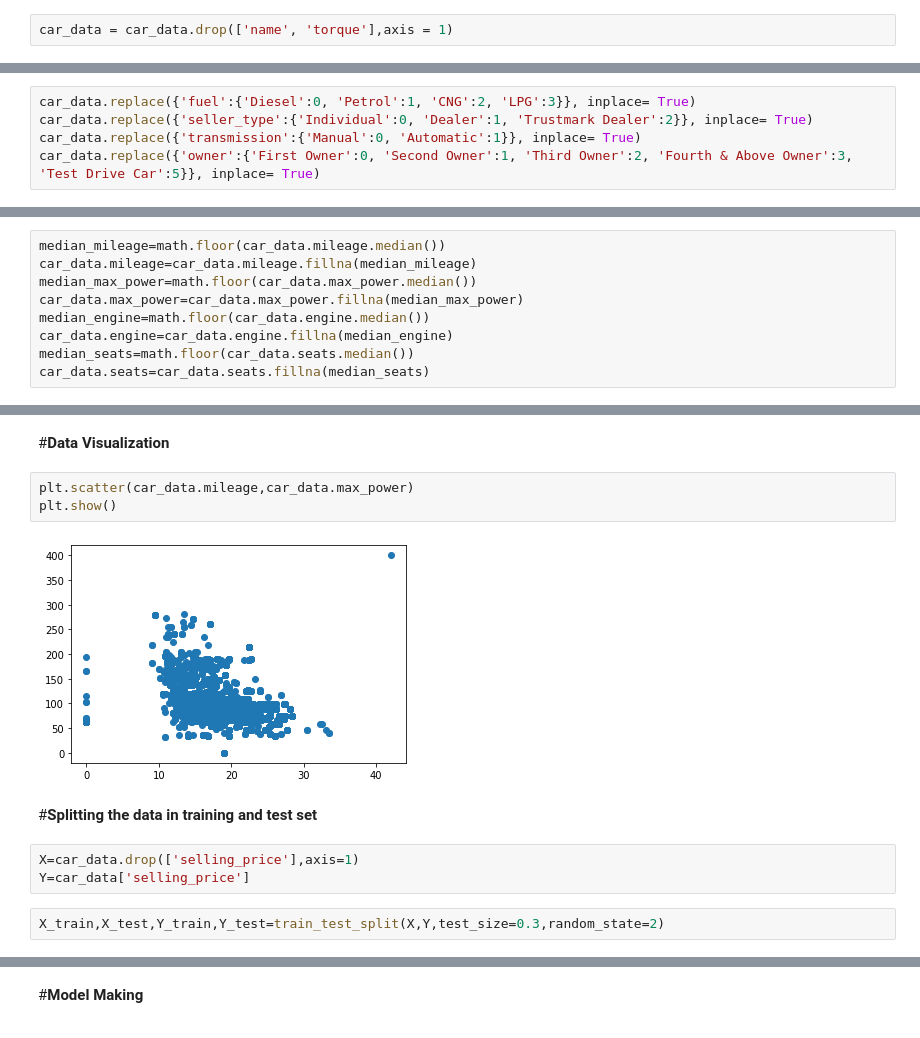
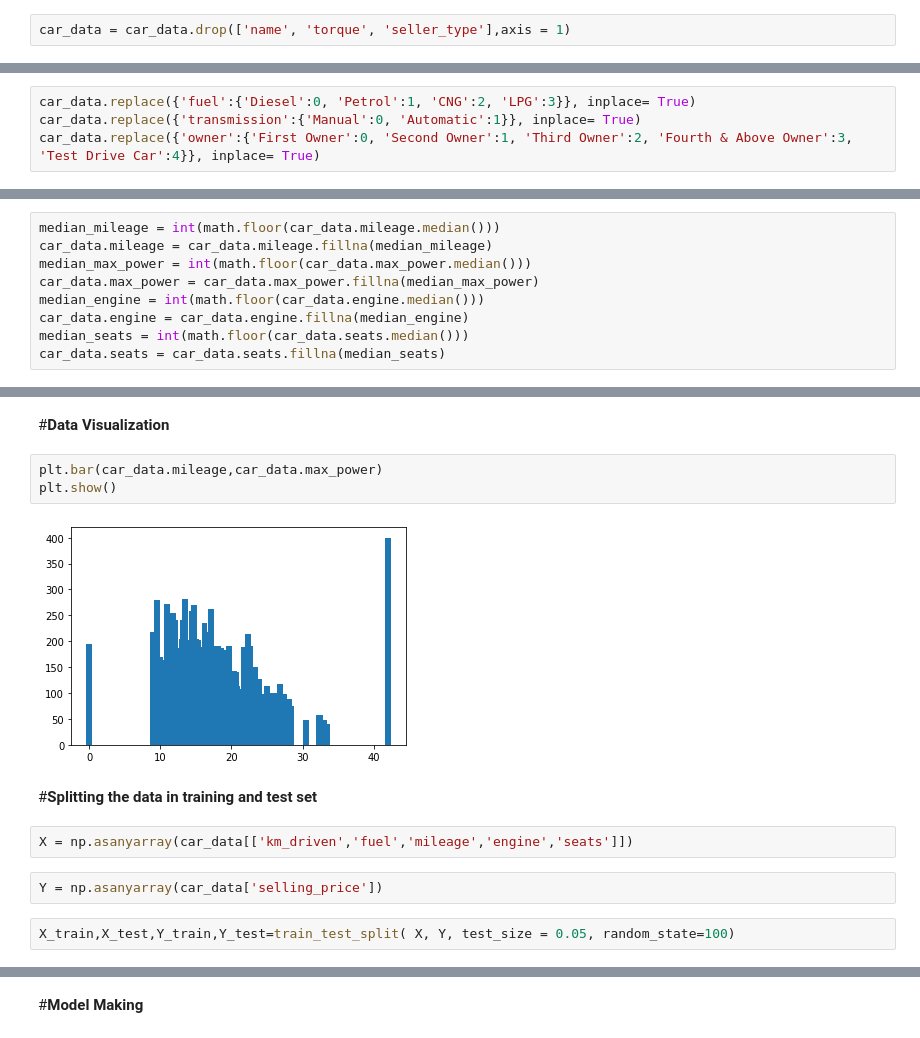
Before and after one commit to iamsoumya421/Soumyojit-Saha, a Jupyter notebook: car_price_prediction.ipynb, the cells around one changed output, grey strips where cells are left out. Drawn from its saved outputs; the diff is of its cells as text.

```diff
--- a/car_price_prediction.ipynb
+++ b/car_price_prediction.ipynb
@@ -86,6 +90,6 @@ torque           222
 seats            221
 dtype: int64
 # %%
-car_data = car_data.drop(['name', 'torque'],axis = 1)
+car_data = car_data.drop(['name', 'torque', 'seller_type'],axis = 1)
 # %%
 print(car_data.fuel.value_counts())
@@ -113,6 +112,5 @@ Test Drive Car             5
 Name: owner, dtype: int64
 # %%
 car_data.replace({'fuel':{'Diesel':0, 'Petrol':1, 'CNG':2, 'LPG':3}}, inplace= True)
-car_data.replace({'seller_type':{'Individual':0, 'Dealer':1, 'Trustmark Dealer':2}}, inplace= True)
 car_data.replace({'transmission':{'Manual':0, 'Automatic':1}}, inplace= True)
-car_data.replace({'owner':{'First Owner':0, 'Second Owner':1, 'Third Owner':2, 'Fourth & Above Owner':3, 'Test Drive Car':5}}, inplace= True)
+car_data.replace({'owner':{'First Owner':0, 'Second Owner':1, 'Third Owner':2, 'Fourth & Above Owner':3, 'Test Drive Car':4}}, inplace= True)
@@ -129,10 +126,10 @@ car_data.head()
 # %%
-median_mileage=math.floor(car_data.mileage.median())
-car_data.mileage=car_data.mileage.fillna(median_mileage)
-median_max_power=math.floor(car_data.max_power.median())
-car_data.max_power=car_data.max_power.fillna(median_max_power)
-median_engine=math.floor(car_data.engine.median())
-car_data.engine=car_data.engine.fillna(median_engine)
-median_seats=math.floor(car_data.seats.median())
-car_data.seats=car_data.seats.fillna(median_seats)
+median_mileage = int(math.floor(car_data.mileage.median()))
+car_data.mileage = car_data.mileage.fillna(median_mileage)
+median_max_power = int(math.floor(car_data.max_power.median()))
+car_data.max_power = car_data.max_power.fillna(median_max_power)
+median_engine = int(math.floor(car_data.engine.median()))
+car_data.engine = car_data.engine.fillna(median_engine)
+median_seats = int(math.floor(car_data.seats.median()))
+car_data.seats = car_data.seats.fillna(median_seats)
 # %%
@@ -176,14 +144,15 @@ print(dataset)
 # %% [markdown]
 #**Data Visualization**
 # %%
-plt.scatter(car_data.mileage,car_data.max_power)
+plt.bar(car_data.mileage,car_data.max_power)
 plt.show()
 # %% [output]
-[figure, old version]
+[figure, new version]
 # %% [markdown]
 #**Splitting the data in training and test set**
-# %%
-X=car_data.drop(['selling_price'],axis=1)
-Y=car_data['selling_price']
+# %%
+X = np.asanyarray(car_data[['km_driven','fuel','mileage','engine','seats']])
+# %%
+Y = np.asanyarray(car_data['selling_price'])
 # %%
-X_train,X_test,Y_train,Y_test=train_test_split(X,Y,test_size=0.3,random_state=2)
+X_train,X_test,Y_train,Y_test=train_test_split( X, Y, test_size = 0.05, random_state=100)
```
Also changed, not shown: parts of 39 cells of this notebook.
